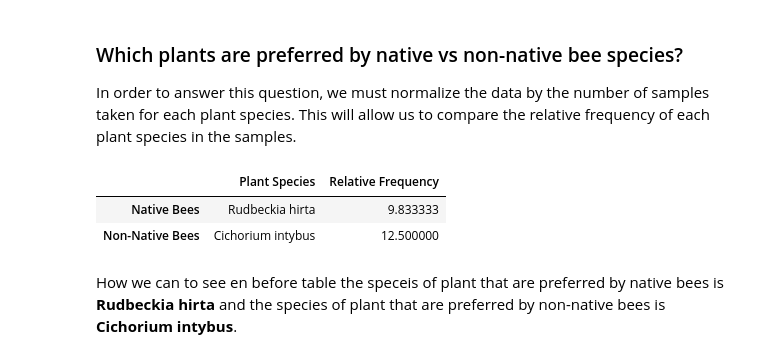
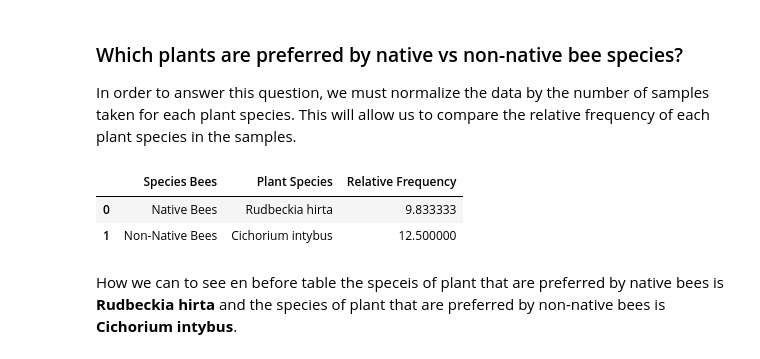
Before and after one commit to ccdarvin/competitions, a Jupyter notebook: datacamp/Bee friendly plants/notebook.ipynb, the cells around one changed output. Cells and saved outputs as stored; diff of their text form; code cells hidden in the pictures.

```diff
--- a/datacamp/Bee friendly plants/notebook.ipynb
+++ b/datacamp/Bee friendly plants/notebook.ipynb
@@ -70,37 +70,39 @@ In order to answer this question, we must normalize the data by the number of sa
 # %%
 # Start coding here
 import matplotlib.pyplot as plt
 import seaborn as sns
+
+# background color
 
 native = data[(data["native_or_non"] == "native") & (~data["plant_species"].isna())]
 non_native = data[(data["native_or_non"] == "non-native") & (~data["plant_species"].isna())]
 
 # number of bees per species
 native_species_count = native["plant_species"].value_counts()
 non_native_species_count = non_native["plant_species"].value_counts()
 
 # number of samples unique per species
 native_samples_count = native.groupby("plant_species")["sample_id"].nunique()
 non_native_samples_count = non_native.groupby("plant_species")["sample_id"].nunique()
 
 # relative frequency of bees per species
 native_species_freq = native_species_count / native_samples_count
 non_native_species_freq = non_native_species_count / non_native_samples_count
 
 # convert to dataframe
 native_species_freq = pd.DataFrame(native_species_freq.sort_values(ascending=False), columns=["Relative Frequency"])
 non_native_species_freq = pd.DataFrame(non_native_species_freq.sort_values(ascending=False), columns=["Relative Frequency"])
 
 # display side to side
 preferred = pd.concat(
     [native_species_freq[:1], non_native_species_freq[:1]],
     axis=0,
-    keys=["Native Bees", "Non-Native Bees"]).reset_index(1).rename(columns={"plant_species": "Plant Species"})
+    keys=["Native Bees", "Non-Native Bees"]).rename_axis(["Species Bees", "Plant Species"]).reset_index()
 preferred.head()
 # %% [output]
-|  | Plant Species | Relative Frequency |
-| Native Bees | Rudbeckia hirta | 9.833333 |
-| Non-Native Bees | Cichorium intybus | 12.500000 |
+|  | Species Bees | Plant Species | Relative Frequency |
+| 0 | Native Bees | Rudbeckia hirta | 9.833333 |
+| 1 | Non-Native Bees | Cichorium intybus | 12.500000 |
 # %% [markdown]
 How we can to see en before table the speceis of plant that are preferred by native bees is **Rudbeckia hirta** and the species of plant that are preferred by non-native bees is **Cichorium intybus**.
 # %% [markdown]
```
Also changed, not shown: parts of 1 cell of this notebook.
